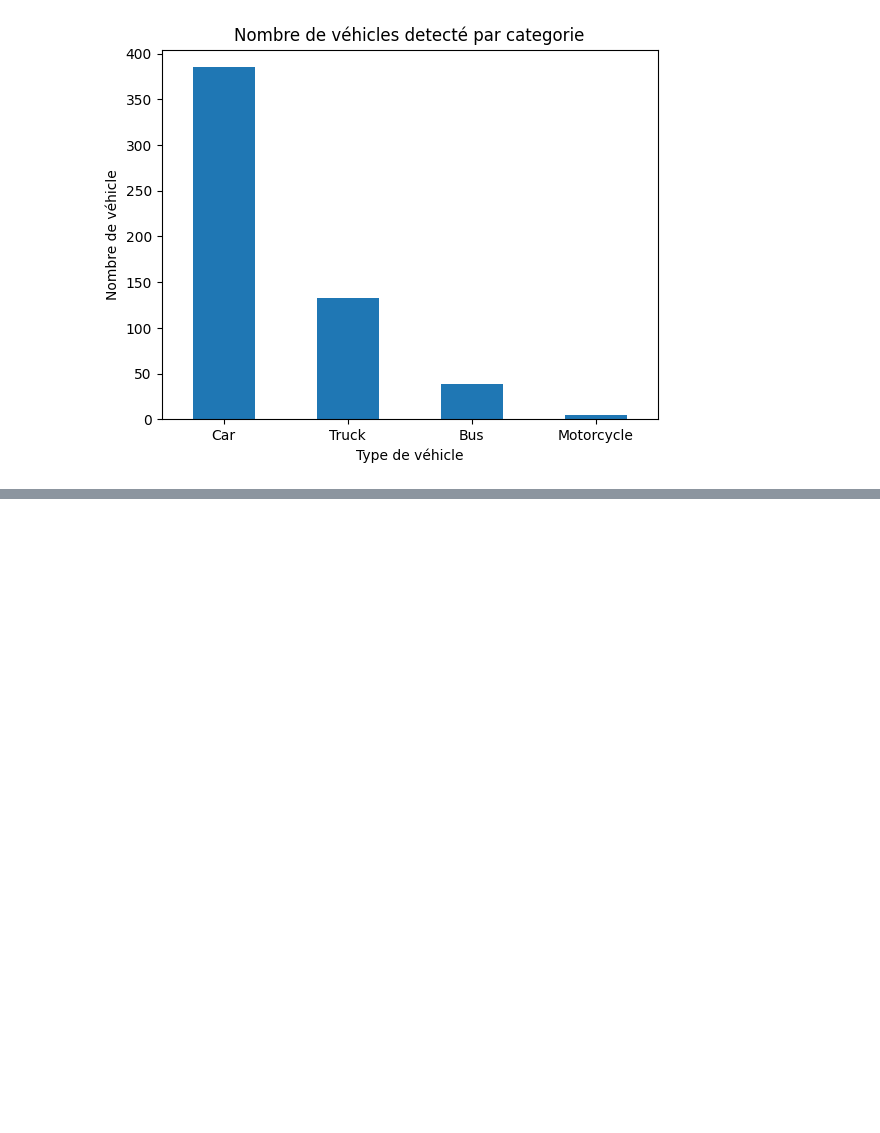
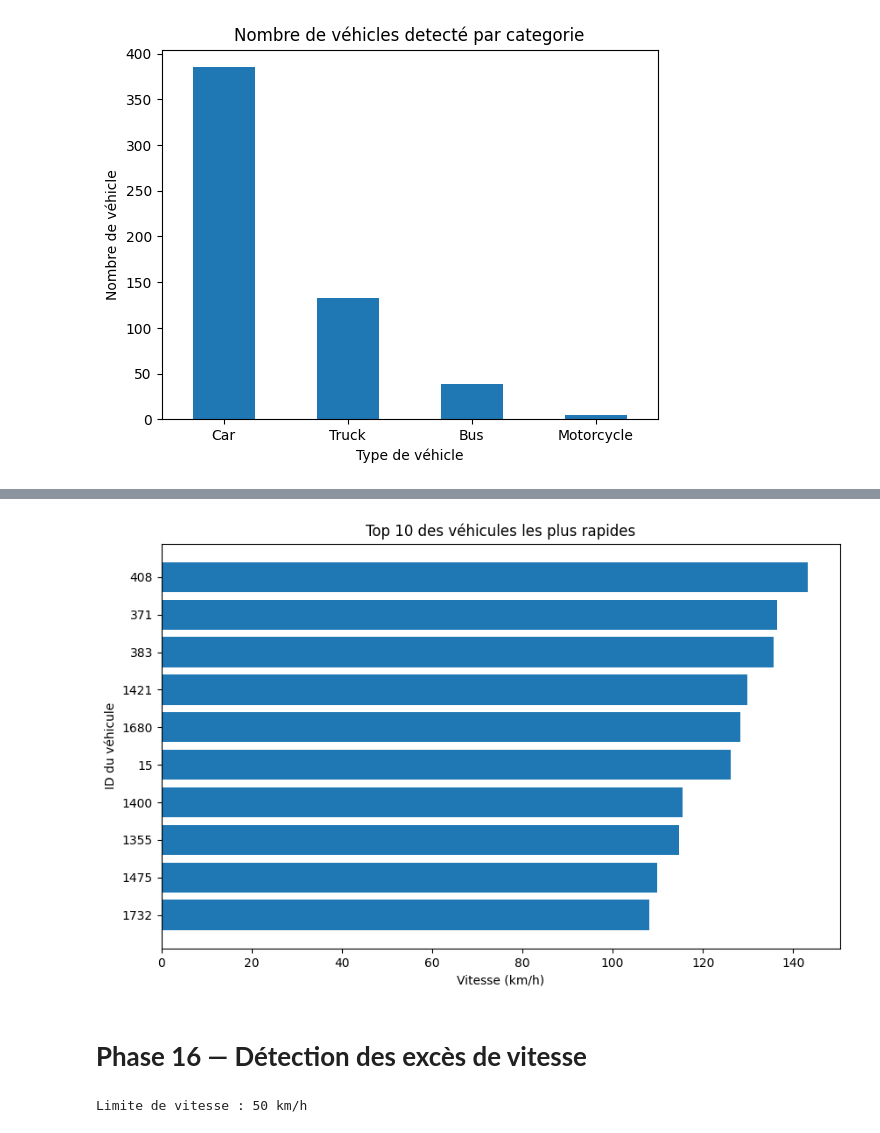
Before and after one commit to moun-13/SmartTrafficAI, a Jupyter notebook: notebooks/Smart_Traffic_AI.ipynb, the cells around one changed output, grey strips where cells are left out. Drawn from its saved outputs; the diff is of its cells as text; code cells hidden in the pictures; blank space fills up the shorter version.

```diff
--- a/notebooks/Smart_Traffic_AI.ipynb
+++ b/notebooks/Smart_Traffic_AI.ipynb
@@ -1524,0 +1554,13 @@ plt.show()
+# %%
+# Les 10 véhicules les plus rapides
+
+top_10 = df_speed.sort_values(
+    by="speed_kmh",
+    ascending=False
+).head(10)
+
+print("======================================")
+print("TOP 10 DES VÉHICULES LES PLUS RAPIDES")
+print("======================================")
+
+print(top_10)
@@ -1524,0 +1582,31 @@ plt.show()
+# %%
+import matplotlib.pyplot as plt
+
+top_10_plot = top_10.sort_values("speed_kmh")
+
+plt.figure(figsize=(10, 6))
+
+plt.barh(
+    top_10_plot["vehicle_id"].astype(str),
+    top_10_plot["speed_kmh"]
+)
+
+plt.title("Top 10 des véhicules les plus rapides")
+plt.xlabel("Vitesse (km/h)")
+plt.ylabel("ID du véhicule")
+
+plt.show()
+# %% [output]
+[figure, added]
+# %% [markdown]
+# **Phase 16 — Détection des excès de vitesse**
+# %%
+# PHASE 16 — EXCÈS DE VITESSE
+
+SPEED_LIMIT = 50
+
+df_speed["overspeed"] = df_speed["speed_kmh"] > SPEED_LIMIT
+
+print("Limite de vitesse :", SPEED_LIMIT, "km/h")
+# %% [output]
+Limite de vitesse : 50 km/h
```
Also changed, not shown: parts of 15 cells of this notebook.
